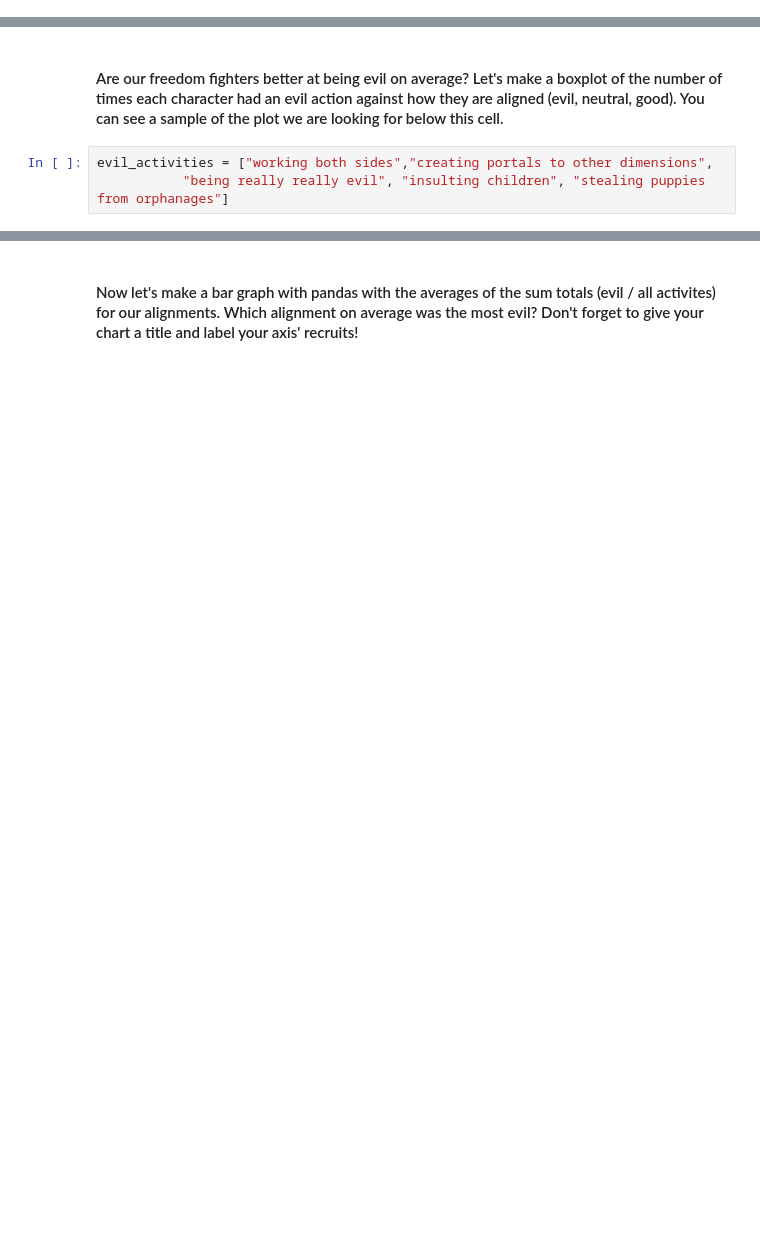
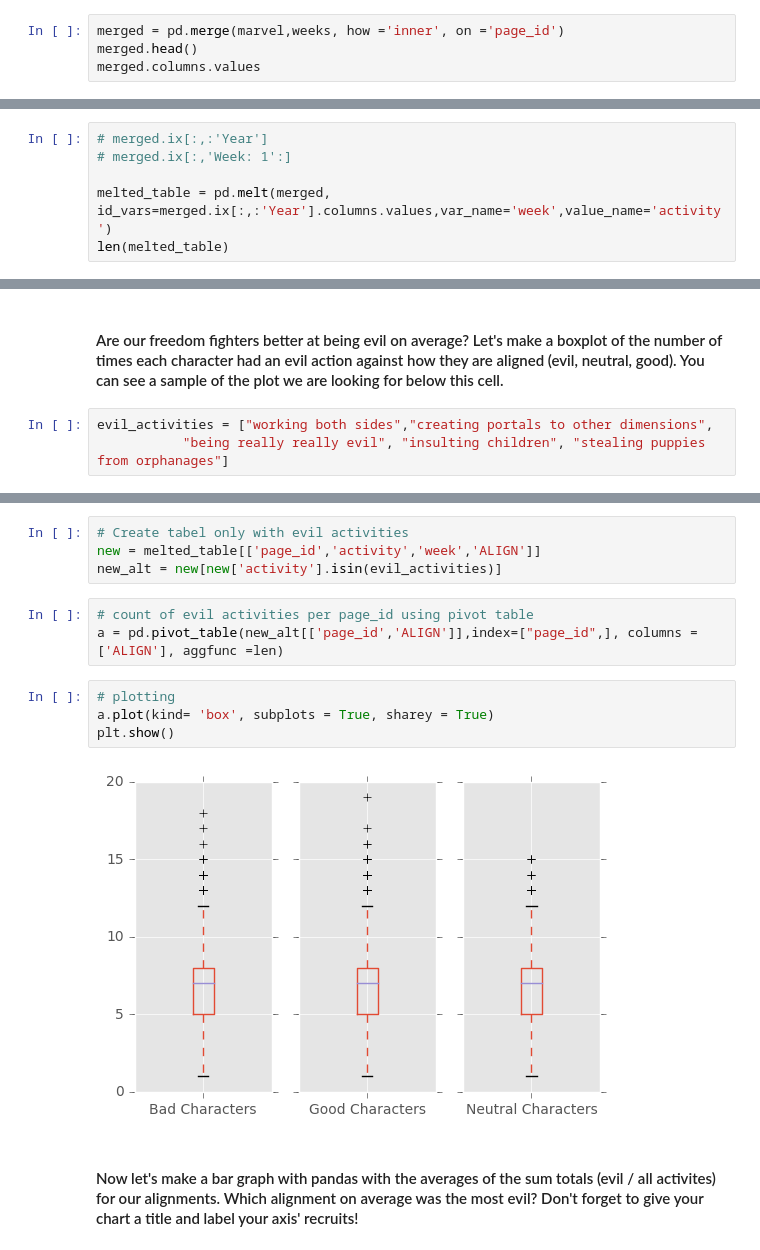
Before and after one commit to shetty83/dsi-sea-week02-5.2, a Jupyter notebook: code/starter-code/w2-5.2-starter.ipynb, the cells around one changed output, grey strips where cells are left out. Saved outputs shown, nothing was run; the diff lists cells and outputs as text; blank space fills up the shorter version.

```diff
--- a/code/starter-code/w2-5.2-starter.ipynb
+++ b/code/starter-code/w2-5.2-starter.ipynb
@@ -53,2 +77,6 @@ dicty['page_id'] = marvel['page_id']
 # %% [markdown]
 #### Let's merge new this DataFrame with our marvel DataFrame
+# %%
+merged = pd.merge(marvel,weeks, how ='inner', on ='page_id')
+merged.head()
+merged.columns.values
@@ -57,2 +101,8 @@ dicty['page_id'] = marvel['page_id']
 # %% [markdown]
 #### Everything looks good! Next, let's melt our table to find the most popular activity for our heroes by week
+# %%
+# merged.ix[:,:'Year']
+# merged.ix[:,'Week: 1':]
+
+melted_table = pd.melt(merged, id_vars=merged.ix[:,:'Year'].columns.values,var_name='week',value_name='activity')
+len(melted_table)
@@ -76,2 +128,15 @@ evil_activities = ["working both sides","creating portals to other dimensions",
+# %%
+# Create tabel only with evil activities
+new = melted_table[['page_id','activity','week','ALIGN']]
+new_alt = new[new['activity'].isin(evil_activities)]
+# %%
+# count of evil activities per page_id using pivot table
+a = pd.pivot_table(new_alt[['page_id','ALIGN']],index=["page_id",], columns =['ALIGN'], aggfunc =len)
+# %%
+# plotting
+a.plot(kind= 'box', subplots = True, sharey = True)
+plt.show()
+# %% [output]
+[figure, added]
 # %% [markdown]
 #### Now let's make a bar graph with pandas with the averages of the sum totals (evil / all activites) for our alignments. Which alignment on average was the most evil? Don't forget to give your chart a title and label your axis' recruits!
```
Also changed, not shown: parts of 13 cells of this notebook.
